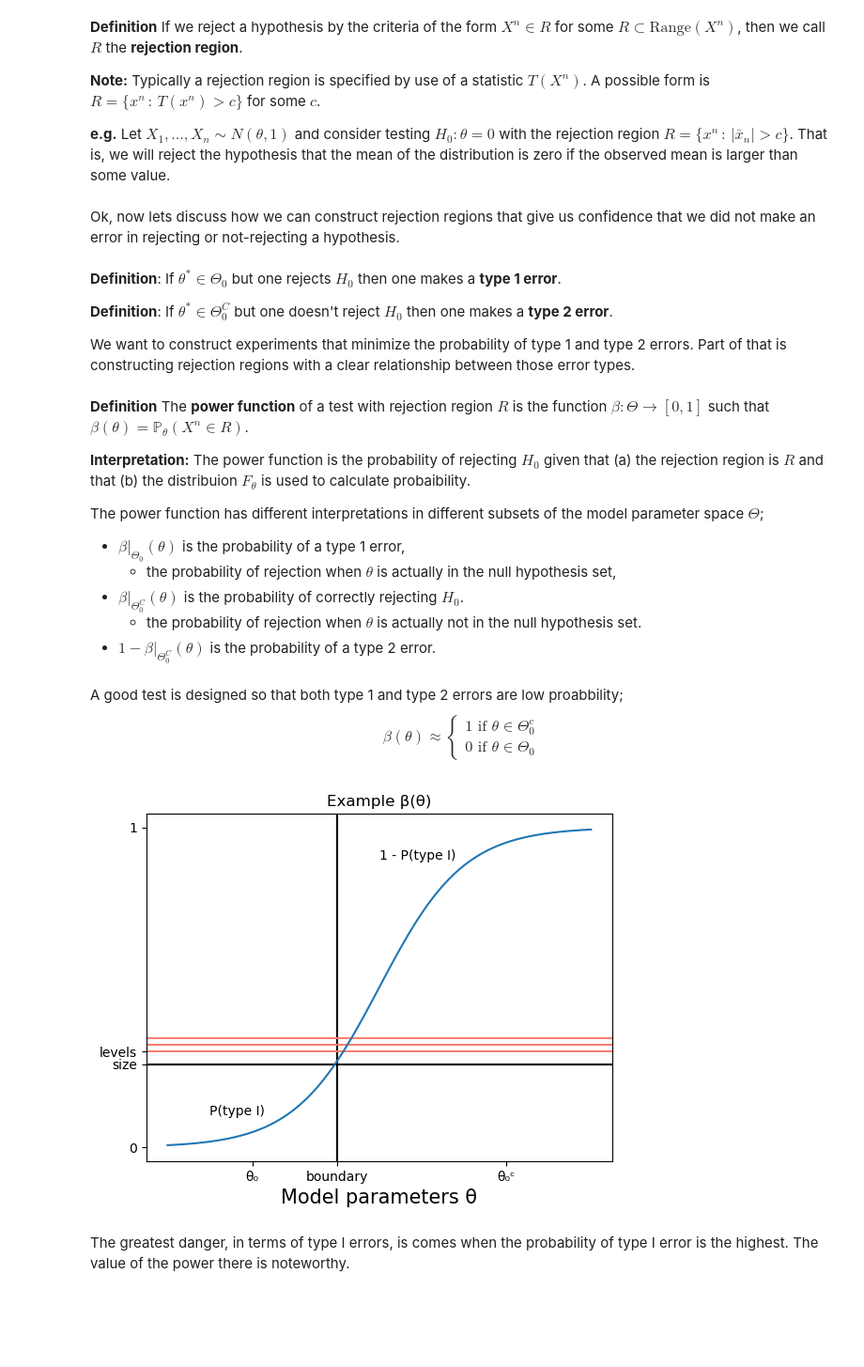
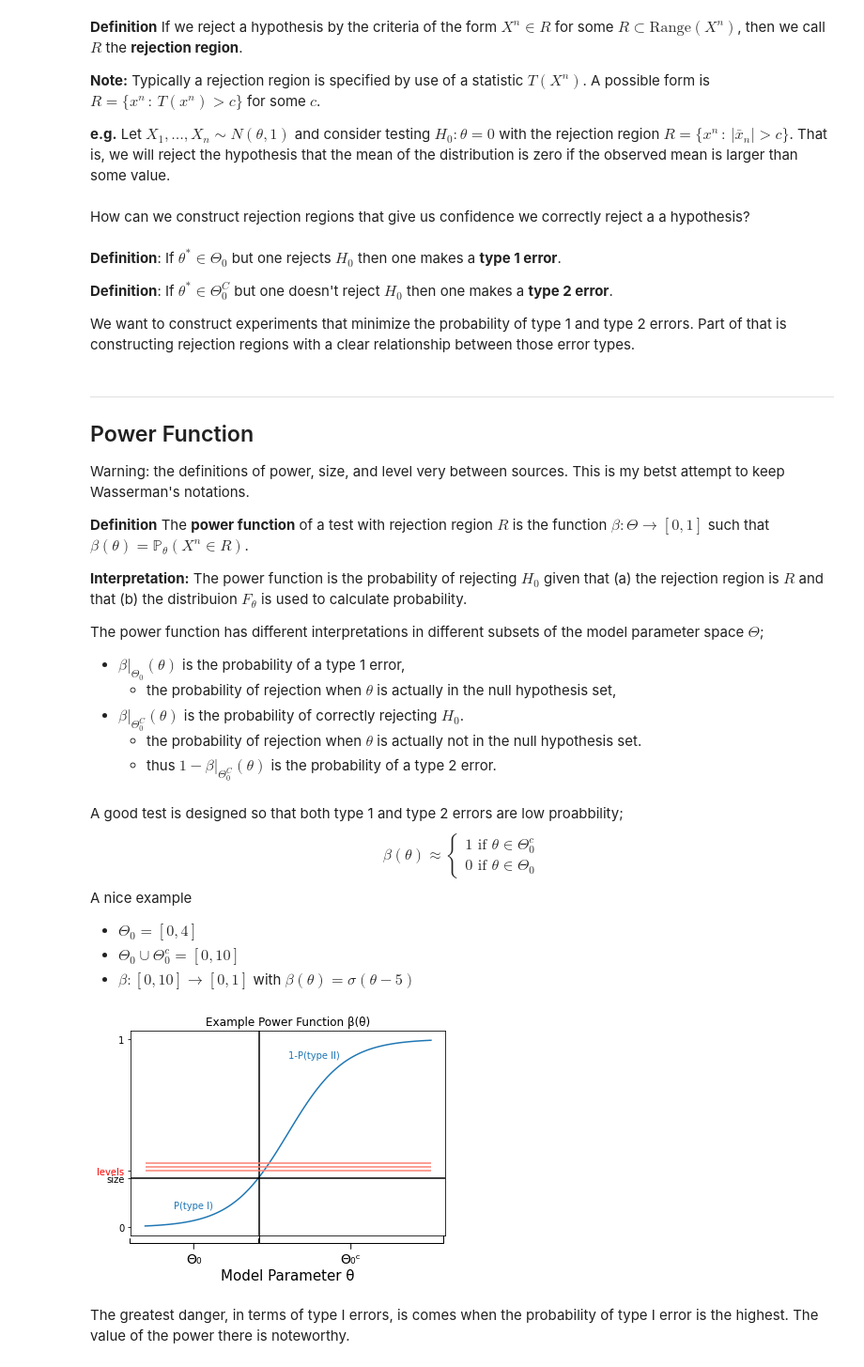
Before and after one commit to davidcherney/Wasserman_notes, a Jupyter notebook: notes_part_II.ipynb, the cells around one changed output. Shown at 94% size. Saved outputs shown, nothing was run; the diff lists cells and outputs as text; code cells hidden in the pictures; blank space fills up the shorter version.

```diff
--- a/notes_part_II.ipynb
+++ b/notes_part_II.ipynb
@@ -773,16 +942,16 @@ statsmodels <a href src="https://www.statsmodels.org/dev/distributions.html#modu
 
 <a href src="https://arxiv.org/pdf/2005.03246.pdf">This paper</a> discusses the complexity.
 # %%
+# What does statsmodels have for eCDF?
 import numpy as np
 from statsmodels.distributions import empirical_distribution as eds
 
 # Draw samples according to a unifrom distribution on [0,1]^2
 # or a normal dist on R^2
-n=10
-xs = np.random.rand(12) #not drawn according to a dist
+n=100
+xs = np.sort(np.random.rand(n)) #not drawn according to a dist
 
 # construct a rectangle wise constant function
 E = eds.ECDF(xs) # does no have a multivariate version yet.
-E(3)
-# plot
+plt.plot(xs,E(xs));
 # %% [output]
@@ -1295,7 +1499,7 @@ $X^n\in R$ for some $R \subset \text{Range}(X^n)$, then we call $R$ the **reject
 **e.g.** Let $X_1,\dots,X_n \sim N(\theta,1)$ and consider testing $H_0: \theta = 0$ with the rejection region
 $R = \{x^n \,:\, |\bar{x}_n| >c\}$. That is, we will reject the hypothesis that the mean of the distribution is zero if the observed mean is larger than some value.
 # %% [markdown]
-Ok, now lets discuss how we can construct rejection regions that give us confidence that we did not make an error in rejecting or not-rejecting a hypothesis.
+How can we construct rejection regions that give us confidence we correctly reject a  a hypothesis?
 # %% [markdown]
 **Definition**: If $\theta^* \in \Theta_0$ but one rejects $H_0$ then one makes a **type 1 error**.
 
@@ -1303,17 +1507,21 @@ Ok, now lets discuss how we can construct rejection regions that give us confide
 
 We want to construct experiments that  minimize the probability of type 1 and type 2 errors. Part of that is constructing rejection regions with a clear relationship between those error types.
 # %% [markdown]
+---
+## Power Function
+Warning: the definitions of power, size, and level very between sources. This is my betst attempt to keep Wasserman's notations.
+
 **Definition** The **power function** of a test with rejection region $R$ is the function $\beta: \Theta \to [0,1]$ such that
 $\beta(\theta) = \mathbb{P}_\theta (X^n \in R)$.
 
-**Interpretation:** The power function is the probability of rejecting $H_0$ given that (a) the rejection region is $R$ and that (b) the distribuion $F_\theta$ is used to calculate probaibility.
+**Interpretation:** The power function is the probability of rejecting $H_0$ given that (a) the rejection region is $R$ and that (b) the distribuion $F_\theta$ is used to calculate probability.
 
 The power function has different interpretations in different subsets of the model parameter space $\Theta$;
 - $\beta|_{\Theta_0} (\theta)$ is the probability of a type 1 error,
     - the probability of rejection when $\theta$  is actually in the null hypothesis set,
 - $\beta|_{\Theta_0^C}(\theta)$ is the probability of correctly rejecting $H_0$.
     - the probability of rejection when $\theta$ is actually not in the null hypothesis set.
-- $1-\beta|_{\Theta_0^C} (\theta)$ is the probability of a type 2 error.
+    - thus $1-\beta|_{\Theta_0^C} (\theta)$ is the probability of a type 2 error.
 # %% [markdown]
 
 A good test is designed so that both type 1 and type 2 errors are low proabbility;
@@ -1322,28 +1530,42 @@ $$
 1 \text{ if } \theta \in \Theta_0^c \\
 0 \text{ if } \theta \in \Theta_0
 \end{array} \right.$$
+A nice example
+- $\Theta_0 = [0,4]$
+- $\Theta_0 \cup \Theta_0^c = [0,10]$
+- $\beta:[0,10]\to [0,1]$ with $\beta(\theta)=\sigma(\theta-5)$
 # %%
 import numpy as np
 import matplotlib.pyplot as plt
 
-xs = np.linspace(0,10,100)
+fig, ax = plt.subplots()
+thetas, beta = np.linspace(0,10,100),  lambda x : 1/(1+np.exp(-xs+5 ))
+plt.plot(thetas,beta(thetas))
+plt.axvline(4, color = 'black')# boundary b/w Theta_0 and Theta_0^c.
+plt.axhline(.26, color = 'black') # Size of test, defined below.
+plt.hlines(y=[.3,.32,.34], xmin=0, xmax = 10, color = 'salmon') # Levels
 
-betas = 1/(1+np.exp(-xs+5 ))
-plt.axvline(4, color = 'black')
-plt.axhline(.26, color = 'black')
-plt.axhline(.3, color = 'salmon')
-plt.axhline(.32, color = 'salmon')
-plt.axhline(.34, color = 'salmon')
+plt.xticks([])
+plt.yticks(ticks=[0,.26,.3,1], labels =['0','size', 'levels','1'] )
+my_colors = ['black', 'black', 'r','black']
+for ticklabel, tickcolor in zip(plt.gca().get_yticklabels(), my_colors):
+    ticklabel.set_color(tickcolor)
+plt.title('Example Power Function β(θ)')
+plt.xlabel(u'Model Parameter \u03B8',{'size':15},labelpad=35)
+plt.text(x=1, y=.1, s='P(type I)', color='C0') # what color is the curve?
+plt.text(x=5, y=.9, s='1-P(type II)',color='C0')
 
-plt.xticks(ticks=[2,4,8], labels =[u'\u03B8\u2080','boundary','\u03B8\u2080ᶜ'] )
-plt.yticks(ticks=[0,.26,.3,1], labels =['0','size', 'levels','1'] )
-plt.title('Example β(θ)')
-plt.xlabel(u'Model parameters \u03B8',{'size':15})
-plt.text(x=1, y=.1, s='P(type I)')
-plt.text(x=5, y=.9, s='1 - P(type I)')
-plt.plot(xs,betas);
+ax.annotate('\u0398\u2080', xy=(0.2, -0.03), xytext=(0.2, -0.15),
+            fontsize=14, ha='center', va='bottom', xycoords='axes fraction',
+            # bbox=dict(boxstyle='square', fc='0.8'),
+            arrowprops=dict(arrowstyle='-[, widthB=4.9, lengthB=.4', lw=1.0))
+
+ax.annotate('\u0398\u2080ᶜ', xy=(0.7, -0.03), xytext=(0.7, -0.15),
+            fontsize=14, ha='center', va='bottom', xycoords='axes fraction',
+            # bbox=dict(boxstyle='square', fc='0.8'),
+            arrowprops=dict(arrowstyle='-[, widthB=7.0, lengthB=.6', lw=1.0));
 # %% [output]
-[figure, old version]
+[figure, new version]
 # %% [markdown]
 The greatest danger, in terms of type I errors, is comes when the probability of type I error is the highest. The value of the power there is noteworthy.
 # %% [markdown]
```
Also changed, not shown: parts of 186 cells of this notebook, 6 other files.
